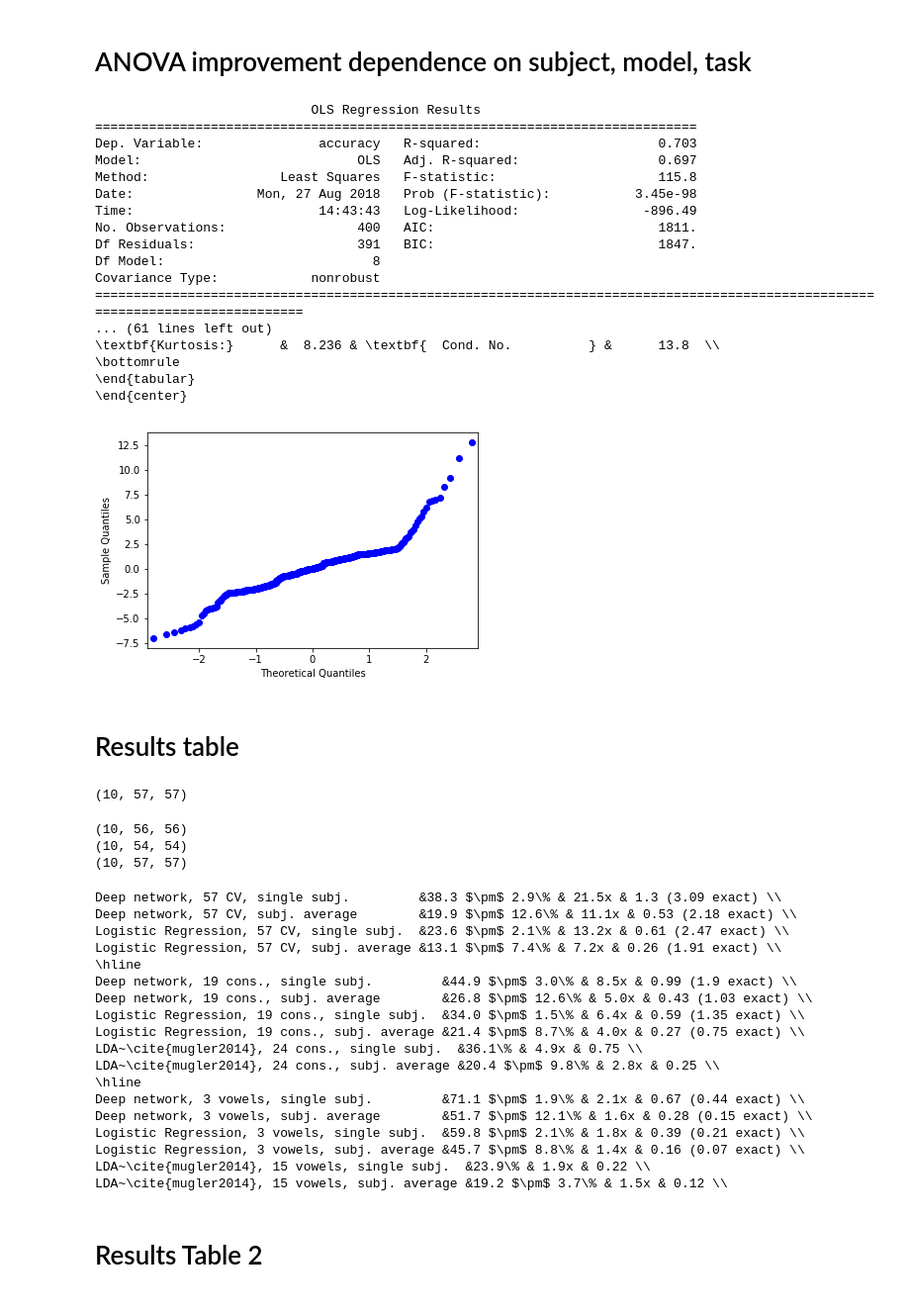
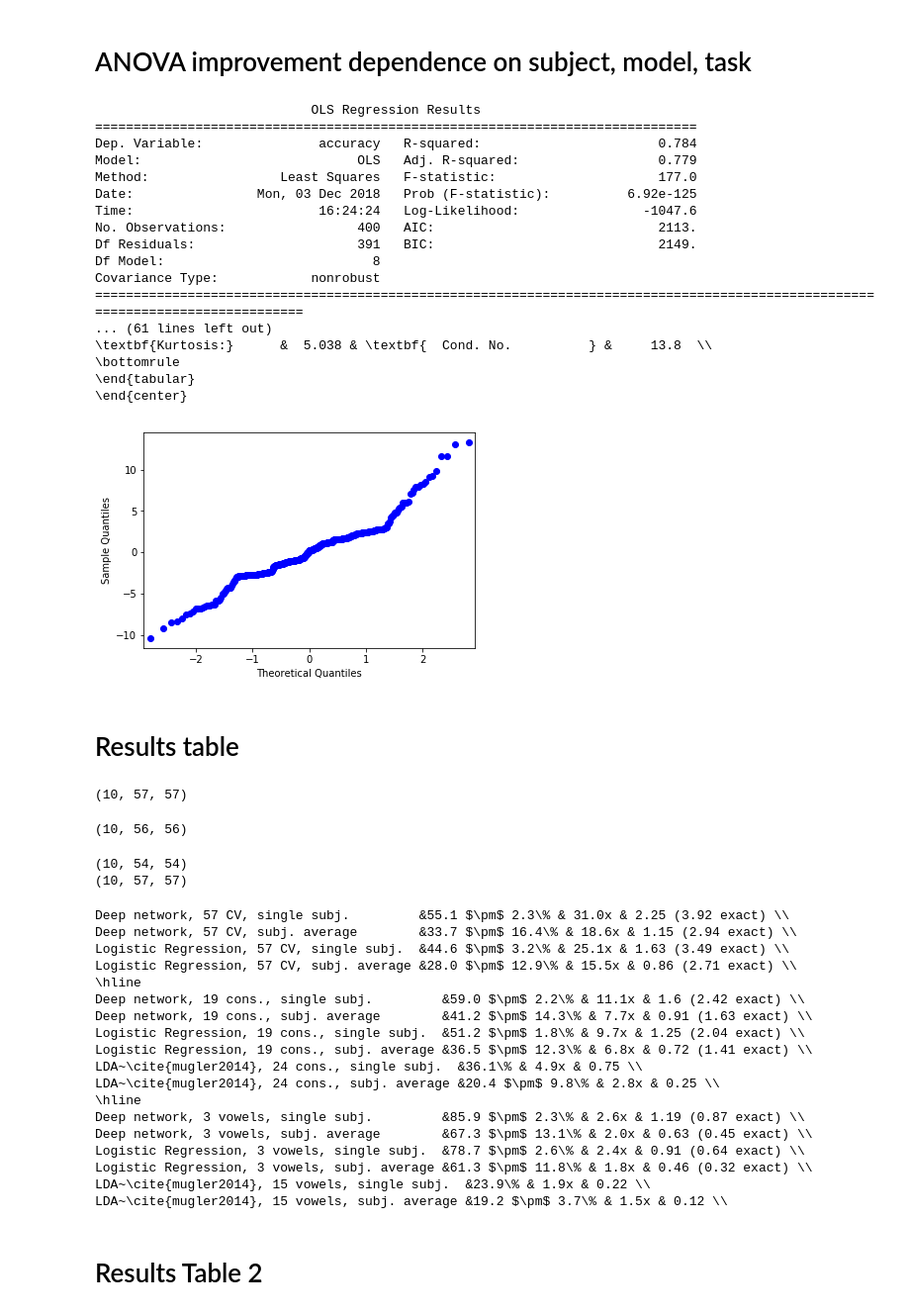
Before and after one commit to BouchardLab/cv_paper_plots, a Jupyter notebook: accuracy_slope/accuracy_slope.ipynb, the cells around one changed output. Shown at 99% size. Drawn from its saved outputs; the diff is of its cells as text; code cells hidden in the pictures.

```diff
--- a/accuracy_slope/accuracy_slope.ipynb
+++ b/accuracy_slope/accuracy_slope.ipynb
@@ -18,0 +21,13 @@ subjects = ['ec2', 'ec9', 'gp31', 'gp33']
+# %%
+with open(os.path.join(os.environ['HOME'], 'plots_ff/model/data/frac_results_avg_ff.pkl'), 'rb') as f:
+    deep_all, linear_all = pickle.load(f, encoding='latin1')
+
+d = np.load(os.path.join(os.environ['HOME'], 'plots/ds/data/dataset_chance.npz'))
+chance = d['chance_data']
+training_size = d['training_size']
+fracs = sorted(deep_all.keys())
+
+output = 'plots_ff/model/data/{}_{}_hg{}_model_output.pkl'
+
+vmax = 3.
+cmax = 12.
@@ -24,6 +41,14 @@ d = np.load(os.path.join(os.environ['HOME'], 'plots/ds/data/dataset_chance.npz')
 chance = d['chance_data']
 training_size = d['training_size']
 fracs = sorted(deep_all.keys())
+
+output = 'plots/model/data/{}_{}_hg_a{}_model_output.pkl'
+
+vmax = 2.8
+cmax = 9.2
+
+vmax = 3.
+cmax = 12.
 # %%
 other_linear_accuracy = {}
 other_deep_accuracy = {}
@@ -43,7 +68,7 @@ for key in ['sens', 'spec', 'prec', 'f1']:
     linear_cv_stats[key] = np.zeros((len(subjects), 10))
 for ii, s in enumerate(subjects):
     for style in ['_lin', '']:
-        f_string = 'plots/model/data/{}_{}_hg_a{}_model_output.pkl'.format(s, s, style)
+        f_string = output.format(s, s, style)
         with open(os.path.join(os.environ['HOME'], f_string), 'rb') as f:
             dicts, dicts2, y_dims, has_data = pickle.load(f, encoding='latin1')
         indices_dicts2, y_hat_dicts2, logits_dicts2 = dicts2
@@ -184,38 +217,38 @@ df = pd.DataFrame.from_dict(accuracies)
 # %%
 formula = "accuracy ~ C(subject, Treatment(0)) + C(complexity, Treatment(3)) * C(model, Treatment(1))"
 lm = ols(formula, df)
 fit = lm.fit()
 qqplot(fit.resid)
 print(fit.summary())
 print('\nThe accuracy of the classifier depends on the subject, ' +
       'model type (deep network versus logistic regression), ' +
       'and task complexity (CV versus consonant versus {vowel, location, degree}) ' +
       '(ANOVA with subject, model type, task complexity, and model-task complexity interaction, ' +
       'f-value: {}, p: {}). '.format(fit.fvalue, fit.f_pvalue) +
       'Within this ANOVA, all treatment coefficients were significant ' +
-      'at p<.001 with Subject 1, CV task, and logistic regression as the baseline.')
+      'at p<.001 with Subject 1, CV task, and logistic regression as the reference treatment.')
 for table in fit.summary().tables:
     print(table.as_latex_tabular())
 plt.show()
 # %% [output]
                             OLS Regression Results
 ==============================================================================
-Dep. Variable:               accuracy   R-squared:                       0.703
-Model:                            OLS   Adj. R-squared:                  0.697
-Method:                 Least Squares   F-statistic:                     115.8
-Date:                Mon, 27 Aug 2018   Prob (F-statistic):           3.45e-98
-Time:                        14:43:43   Log-Likelihood:                -896.49
-No. Observations:                 400   AIC:                             1811.
-Df Residuals:                     391   BIC:                             1847.
+Dep. Variable:               accuracy   R-squared:                       0.784
+Model:                            OLS   Adj. R-squared:                  0.779
+Method:                 Least Squares   F-statistic:                     177.0
+Date:                Mon, 03 Dec 2018   Prob (F-statistic):          6.92e-125
+Time:                        16:24:24   Log-Likelihood:                -1047.6
+No. Observations:                 400   AIC:                             2113.
+Df Residuals:                     391   BIC:                             2149.
 Df Model:                           8
 Covariance Type:            nonrobust
 ================================================================================================================================
 ... (61 lines left out)
-\textbf{Kurtosis:}      &  8.236 & \textbf{  Cond. No.          } &      13.8  \\
+\textbf{Kurtosis:}      &  5.038 & \textbf{  Cond. No.          } &     13.8  \\
 \bottomrule
 \end{tabular}
 \end{center}
-[figure, old version]
+[figure, new version]
 # %%
 s = fit.summary()
 # %% [markdown]
@@ -264,8 +297,8 @@ for ii, s in enumerate(subjects):
 # %% [output]
 (10, 57, 57)
 (10, 56, 56)
-(10, 54, 54)
-(10, 57, 57)
+(10, 54, 54)
+(10, 57, 57)
 # %%
 mugler2014 = {'consonant_single': 36.1,
               'consonant_avg': 20.4,
@@ -355,22 +388,22 @@ print(d_cv1 + d_cv2 + l_cv1 + l_cv2 + hline +
       d_c1 + d_c2 + l_c1 + l_c2 + m_c + hline +
       d_v1 + d_v2 + l_v1 + l_v2 + m_v)
 # %% [output]
-Deep network, 57 CV, single subj.         &38.3 $\pm$ 2.9\% & 21.5x & 1.3 (3.09 exact) \\
-Deep network, 57 CV, subj. average        &19.9 $\pm$ 12.6\% & 11.1x & 0.53 (2.18 exact) \\
-Logistic Regression, 57 CV, single subj.  &23.6 $\pm$ 2.1\% & 13.2x & 0.61 (2.47 exact) \\
-Logistic Regression, 57 CV, subj. average &13.1 $\pm$ 7.4\% & 7.2x & 0.26 (1.91 exact) \\
+Deep network, 57 CV, single subj.         &55.1 $\pm$ 2.3\% & 31.0x & 2.25 (3.92 exact) \\
+Deep network, 57 CV, subj. average        &33.7 $\pm$ 16.4\% & 18.6x & 1.15 (2.94 exact) \\
+Logistic Regression, 57 CV, single subj.  &44.6 $\pm$ 3.2\% & 25.1x & 1.63 (3.49 exact) \\
+Logistic Regression, 57 CV, subj. average &28.0 $\pm$ 12.9\% & 15.5x & 0.86 (2.71 exact) \\
 \hline
-Deep network, 19 cons., single subj.         &44.9 $\pm$ 3.0\% & 8.5x & 0.99 (1.9 exact) \\
-Deep network, 19 cons., subj. average        &26.8 $\pm$ 12.6\% & 5.0x & 0.43 (1.03 exact) \\
-Logistic Regression, 19 cons., single subj.  &34.0 $\pm$ 1.5\% & 6.4x & 0.59 (1.35 exact) \\
-Logistic Regression, 19 cons., subj. average &21.4 $\pm$ 8.7\% & 4.0x & 0.27 (0.75 exact) \\
+Deep network, 19 cons., single subj.         &59.0 $\pm$ 2.2\% & 11.1x & 1.6 (2.42 exact) \\
+Deep network, 19 cons., subj. average        &41.2 $\pm$ 14.3\% & 7.7x & 0.91 (1.63 exact) \\
+Logistic Regression, 19 cons., single subj.  &51.2 $\pm$ 1.8\% & 9.7x & 1.25 (2.04 exact) \\
+Logistic Regression, 19 cons., subj. average &36.5 $\pm$ 12.3\% & 6.8x & 0.72 (1.41 exact) \\
 LDA~\cite{mugler2014}, 24 cons., single subj.  &36.1\% & 4.9x & 0.75 \\
 LDA~\cite{mugler2014}, 24 cons., subj. average &20.4 $\pm$ 9.8\% & 2.8x & 0.25 \\
 \hline
-Deep network, 3 vowels, single subj.         &71.1 $\pm$ 1.9\% & 2.1x & 0.67 (0.44 exact) \\
-Deep network, 3 vowels, subj. average        &51.7 $\pm$ 12.1\% & 1.6x & 0.28 (0.15 exact) \\
-Logistic Regression, 3 vowels, single subj.  &59.8 $\pm$ 2.1\% & 1.8x & 0.39 (0.21 exact) \\
-Logistic Regression, 3 vowels, subj. average &45.7 $\pm$ 8.8\% & 1.4x & 0.16 (0.07 exact) \\
+Deep network, 3 vowels, single subj.         &85.9 $\pm$ 2.3\% & 2.6x & 1.19 (0.87 exact) \\
+Deep network, 3 vowels, subj. average        &67.3 $\pm$ 13.1\% & 2.0x & 0.63 (0.45 exact) \\
+Logistic Regression, 3 vowels, single subj.  &78.7 $\pm$ 2.6\% & 2.4x & 0.91 (0.64 exact) \\
+Logistic Regression, 3 vowels, subj. average &61.3 $\pm$ 11.8\% & 1.8x & 0.46 (0.32 exact) \\
 LDA~\cite{mugler2014}, 15 vowels, single subj.  &23.9\% & 1.9x & 0.22 \\
 LDA~\cite{mugler2014}, 15 vowels, subj. average &19.2 $\pm$ 3.7\% & 1.5x & 0.12 \\
 # %% [markdown]
```
Also changed, not shown: parts of 7 cells of this notebook, 9 other files.
